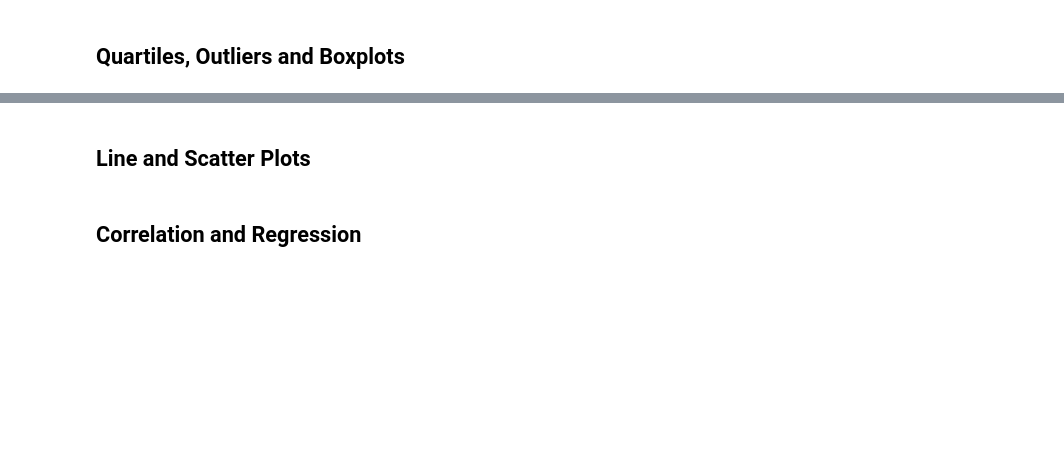
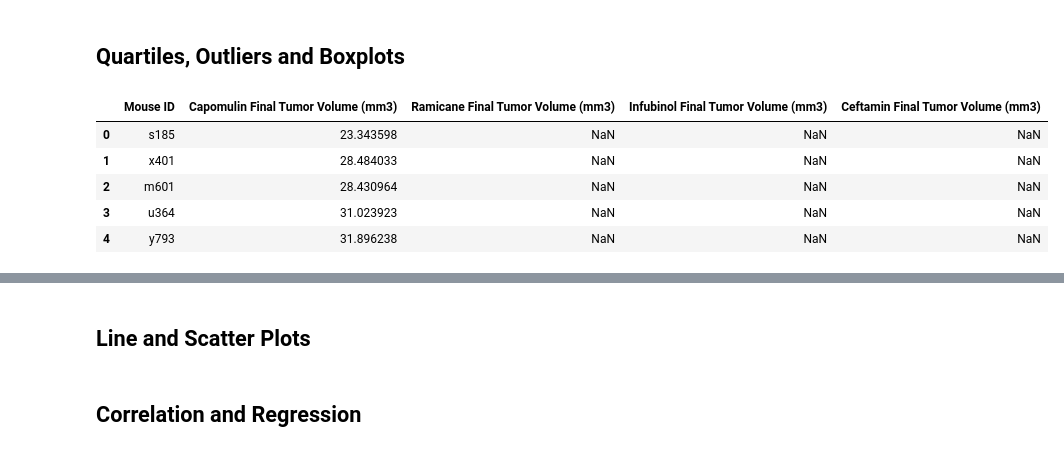
Before and after one commit to ElizaDeBarros/Matplotlib_challenge, a Jupyter notebook: Pymaceuticals/pymaceuticals_starter.ipynb, the cells around one changed output, grey strips where cells are left out. Cells and saved outputs as stored; diff of their text form; code cells hidden in the pictures; blank space fills up the shorter version.

```diff
--- a/Pymaceuticals/pymaceuticals_starter.ipynb
+++ b/Pymaceuticals/pymaceuticals_starter.ipynb
@@ -146,2 +201,44 @@ plt.show()
+# %%
+# Calculate the final tumor volume of each mouse across four of the treatment regimens:
+# Capomulin, Ramicane, Infubinol, and Ceftamin
+
+
+# Start by getting the last (greatest) timepoint for each mouse
+max_timepoint = df_drug['Timepoint'].max()
+
+# Merge this group df with the original dataframe to get the tumor volume at the last timepoint
+df_clean1 = pd.merge(df_clean,max_timepoint, on= 'Drug Regimen', how = 'outer')
+
+df_clean1 = df_clean1.rename(columns={'Timepoint_x' : "Timepoint", 'Timepoint_y' : "Max Timepoint"})
+
+df_final_timepoint = df_clean1.loc[df_clean1['Timepoint']==df_clean1['Max Timepoint'],:]
+df_capomulin = df_final_timepoint.loc[df_final_timepoint['Drug Regimen']=='Capomulin',:]
+df_capomulin = df_capomulin[['Mouse ID','Tumor Volume (mm3)']]
+df_capomulin = df_capomulin.rename(columns={'Tumor Volume (mm3)':'Capomulin Final Tumor Volume (mm3)'})
+#print(df_capomulin)
+df_Ramicane = df_final_timepoint.loc[df_final_timepoint['Drug Regimen']=='Ramicane',:]
+df_Ramicane = df_Ramicane[['Mouse ID','Tumor Volume (mm3)']]
+df_Ramicane = df_Ramicane.rename(columns={'Tumor Volume (mm3)':'Ramicane Final Tumor Volume (mm3)'})
+#print(df_Ramicane)
+df_Infubinol = df_final_timepoint.loc[df_final_timepoint['Drug Regimen']=='Infubinol',:]
+df_Infubinol = df_Infubinol[['Mouse ID','Tumor Volume (mm3)']]
+df_Infubinol = df_Infubinol.rename(columns={'Tumor Volume (mm3)':'Infubinol Final Tumor Volume (mm3)'})
+#print(df_Infubinol)
+df_Ceftamin = df_final_timepoint.loc[df_final_timepoint['Drug Regimen']=='Ceftamin',:]
+df_Ceftamin = df_Ceftamin[['Mouse ID','Tumor Volume (mm3)']]
+df_Ceftamin = df_Ceftamin.rename(columns={'Tumor Volume (mm3)':'Ceftamin Final Tumor Volume (mm3)'})
+#print(df_Ceftamin)
+
+final_volumne_df = pd.merge(df_capomulin,df_Ramicane, on='Mouse ID', how = 'outer')
+final_volumne_df = pd.merge(final_volumne_df,df_Infubinol, on='Mouse ID', how = 'outer')
+final_volumne_df = pd.merge(final_volumne_df,df_Ceftamin, on='Mouse ID', how = 'outer')
+final_volumne_df.head()
+# %% [output]
+|  | Mouse ID | Capomulin Final Tumor Volume (mm3) | Ramicane Final Tumor Volume (mm3) | Infubinol Final Tumor Volume (mm3) | Ceftamin Final Tumor Volume (mm3) |
+| 0 | s185 | 23.343598 | NaN | NaN | NaN |
+| 1 | x401 | 28.484033 | NaN | NaN | NaN |
+| 2 | m601 | 28.430964 | NaN | NaN | NaN |
+| 3 | u364 | 31.023923 | NaN | NaN | NaN |
+| 4 | y793 | 31.896238 | NaN | NaN | NaN |
 # %%
 # Put treatments into a list for for loop (and later for plot labels)
```
Also changed, not shown: parts of 12 cells of this notebook.
